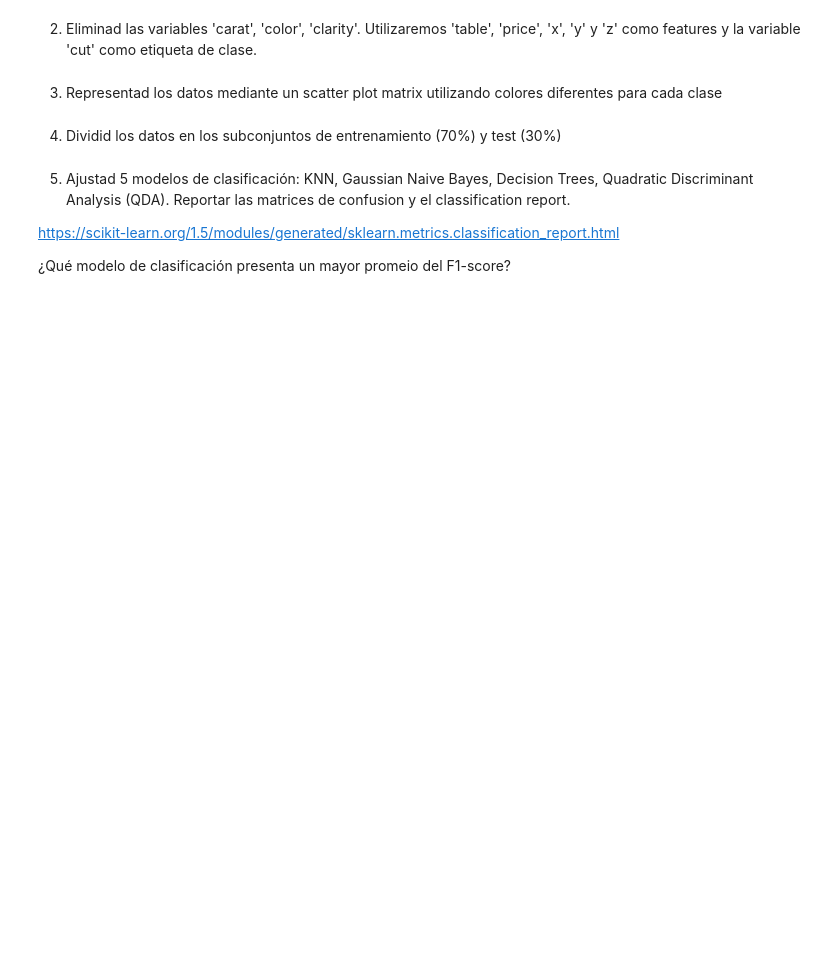
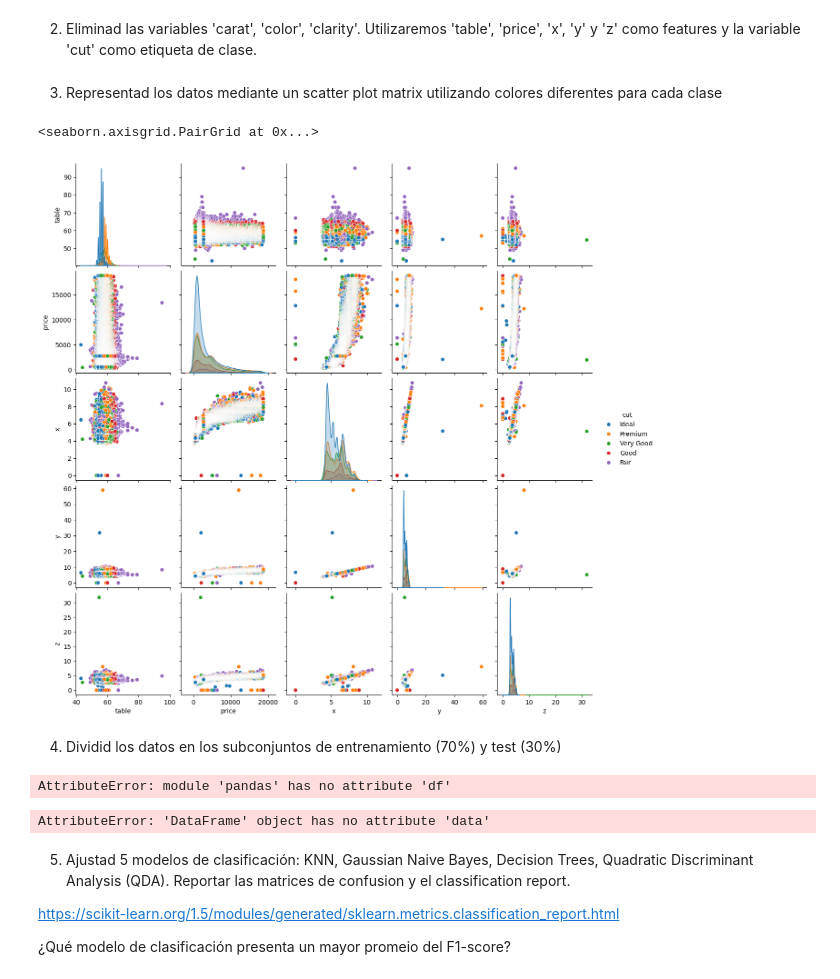
Before and after one commit to olivierguy456/PUC, a Jupyter notebook: Test1_RaulBenitez.ipynb, the cells around one changed output. Drawn from its saved outputs; the diff is of its cells as text; code cells hidden in the pictures; blank space fills up the shorter version.

```diff
--- a/Test1_RaulBenitez.ipynb
+++ b/Test1_RaulBenitez.ipynb
@@ -8,3 +8,9 @@ Test 1 |
 1. Use the function load_dataset from the seaborn libarry to load the dataset 'diamonds'
 
 https://seaborn.pydata.org/generated/seaborn.load_dataset.html
+# %%
+import numpy as np
+import pandas as pd
+import seaborn as sns
+df = sns.load_dataset("diamonds")
+df.head()
@@ -11,9 +24,36 @@ https://seaborn.pydata.org/generated/seaborn.load_dataset.html
 # %% [markdown]
 2. Eliminad las variables 'carat', 'color', 'clarity'. Utilizaremos 'table', 'price', 'x', 'y' y 'z' como features y la variable 'cut' como etiqueta de clase.
+# %%
+df = df[['table', 'price', 'x', 'y', 'z', 'cut']]
 # %% [markdown]
 3. Representad los datos mediante un scatter plot matrix utilizando colores diferentes para cada clase
+# %%
+sns.pairplot(df,hue="cut")
+# %% [output]
+<seaborn.axisgrid.PairGrid at 0x...>
+[figure, added]
 # %% [markdown]
 4. Dividid los datos en los subconjuntos de entrenamiento (70%) y test (30%)
+# %%
+import pandas as pd
+import seaborn as sns
+import numpy as np
+
+d = pd.df(df.data,columns=df.feature_names)
+d['target'] = np.array(df.target)
+d.head()
+# %% [output]
+AttributeError: module 'pandas' has no attribute 'df'
+# %%
+
+
+X = df.data # matriz de datos
+y = df.target    # vector de etiquetas de clase
+
+print('Hay {} observaciones y {} variables'.format(X.shape[0],X.shape[1]))
+print('El vector de etiquetas de clase tiene {} componentes'.format(y.shape[0]))
+# %% [output]
+AttributeError: 'DataFrame' object has no attribute 'data'
 # %% [markdown]
 5. Ajustad 5 modelos de clasificación: KNN, Gaussian Naive Bayes, Decision Trees, Quadratic Discriminant Analysis (QDA). Reportar las matrices de confusion y el classification report.
 
```
Also changed, not shown: parts of 1 cell of this notebook.
